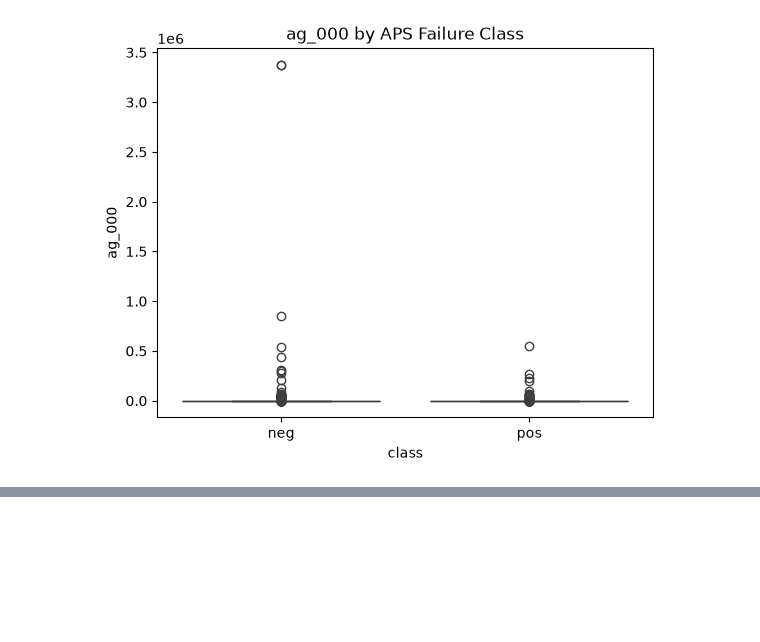
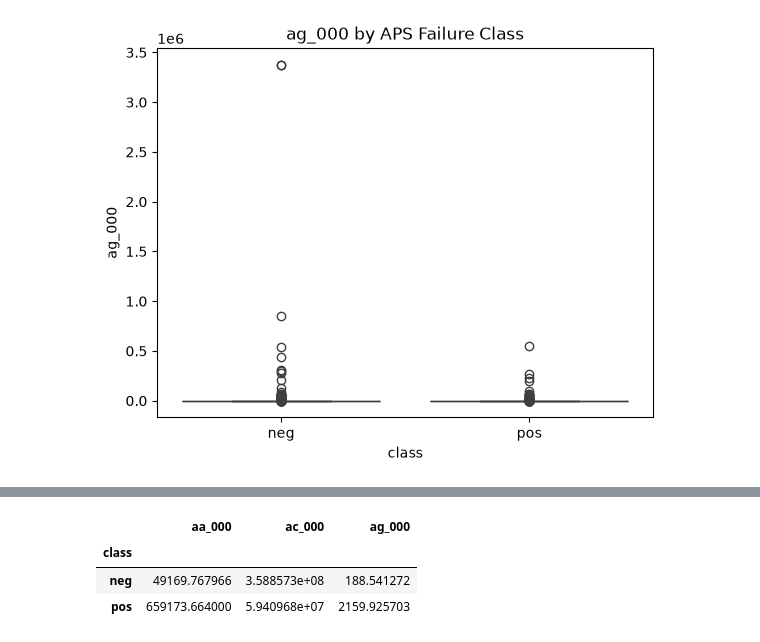
Before and after one commit to Rupesh-Mane/air-pressure-system-failure-prediction, a Jupyter notebook: notebooks/02_EDA.ipynb, the cells around one changed output, grey strips where cells are left out. Cells and saved outputs as stored; diff of their text form; code cells hidden in the pictures; blank space fills up the shorter version.

```diff
--- a/notebooks/02_EDA.ipynb
+++ b/notebooks/02_EDA.ipynb
@@ -277,0 +283,7 @@ plt.show()
+# %%
+df_eda.groupby("class")[["aa_000","ac_000","ag_000"]].mean()
+# %% [output]
+|  | aa_000 | ac_000 | ag_000 |
+| class |  |  |  |
+| neg | 49169.767966 | 3.588573e+08 | 188.541272 |
+| pos | 659173.664000 | 5.940968e+07 | 2159.925703 |
```
Also changed, not shown: parts of 1 cell of this notebook.
